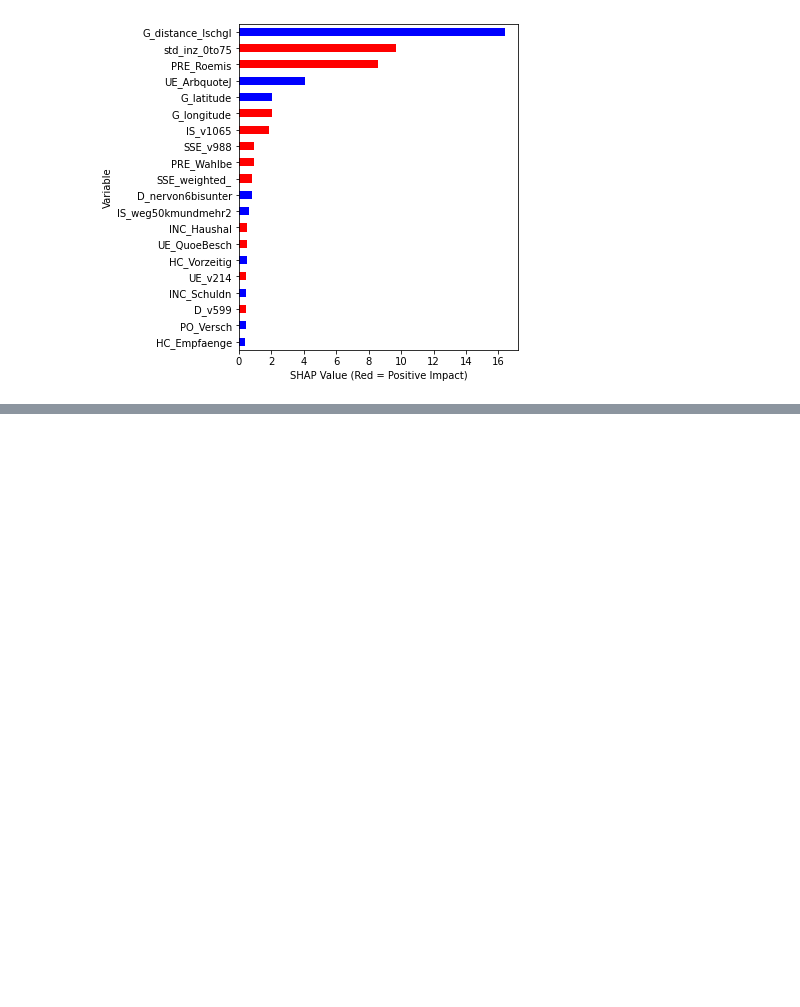
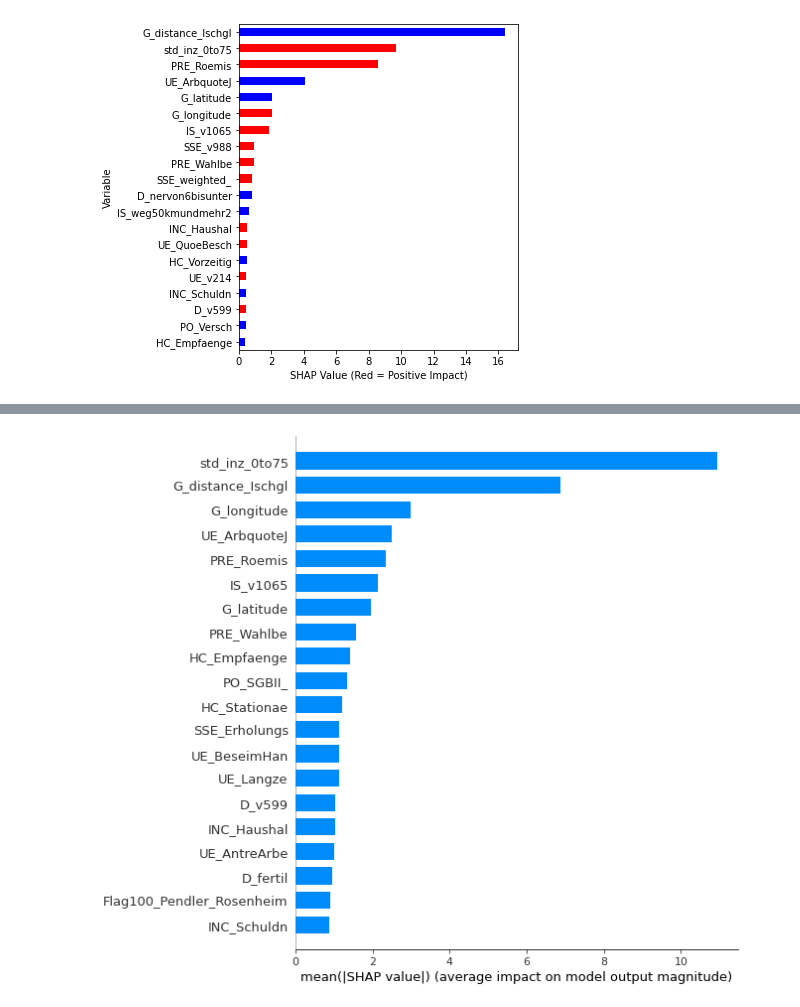
Before and after one commit to data-cr/covid19, a Jupyter notebook: SHAP_75to91.ipynb, the cells around one changed output, grey strips where cells are left out. Cells and saved outputs as stored; diff of their text form; code cells hidden in the pictures; blank space fills up the shorter version.

```diff
--- a/SHAP_75to91.ipynb
+++ b/SHAP_75to91.ipynb
@@ -115,0 +169,4 @@ ABS_SHAP(shap_values,X)
+# %%
+shap.summary_plot(shap_values_cb, X, plot_type="bar",max_display=20)
+# %% [output]
+[figure, added]
```
Also changed, not shown: parts of 18 cells of this notebook, 4 other files.
